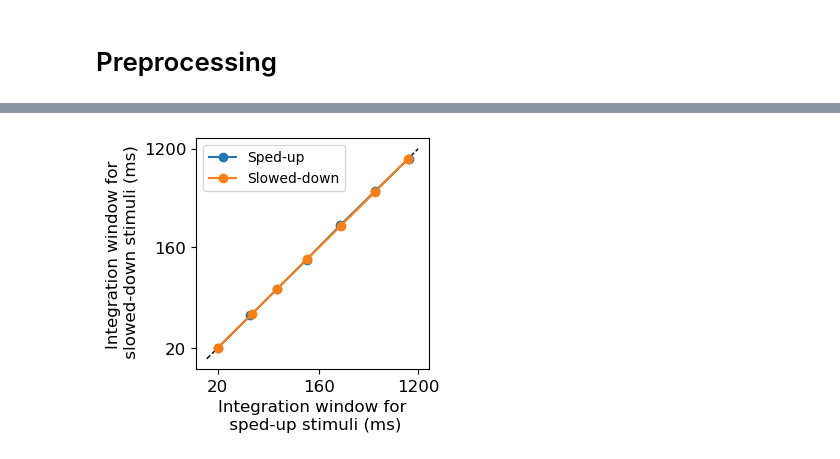
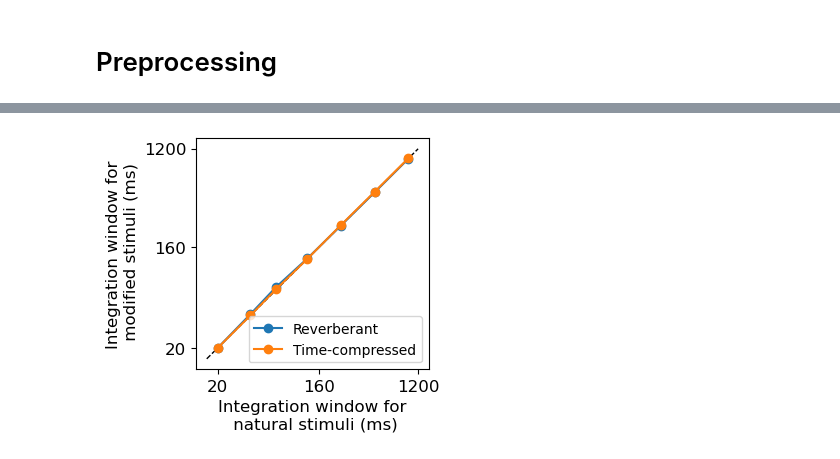
Before and after one commit to naplab/PyTCI, a Jupyter notebook: Examples/Example-Toy.ipynb, the cells around one changed output, grey strips where cells are left out. Saved outputs shown, nothing was run; the diff lists cells and outputs as text; code cells hidden in the pictures.

```diff
--- a/Examples/Example-Toy.ipynb
+++ b/Examples/Example-Toy.ipynb
@@ -5,13 +9,17 @@ import os
 import numpy as np
 import matplotlib.pyplot as plt
 import torch
+
 import PyTCI
 
 device = torch.device("cuda:0" if torch.cuda.is_available() else "cpu")
 
+# Different rates for the filter
+rates = [40, 20, 10, 5, 2.5, 1.25, 0.625]
+
 # Create filters gamma distributions
 weights = []
-for rate in [0.625, 1.25, 2.5, 5, 10, 20, 40]:
+for rate in rates:
     dist = torch.distributions.gamma.Gamma(2, rate)
     dist = torch.tensor([torch.exp(dist.log_prob(i)) for i in np.arange(1e-4, 10, 0.005)])
     weights.append(dist.flip(0) / sum(dist))
@@ -34,3 +42,14 @@ intwin_cdf = [(np.where(c.flip(0) >= 0.10)[0][-1])/1000+0.001 for c in cdf]
 # Create 1000 random 5-second segments with sampling rate of 1000
 sr = 1000
 segments = [torch.randn(5000, 1) for i in range(1000)]
+
+# Plot the gamma distribution filters
+plt.figure(figsize=(6, 4))
+plt.plot(np.arange(500)/1000, weights.squeeze(1).T.flip(0)[:500].cpu(), linewidth=1.5)
+plt.xlabel('Time lag (s)', fontsize=11)
+plt.ylabel('Amplitude', fontsize=11)
+plt.title('Causal filters used as model', fontsize=12)
+plt.xticks([0, 0.1, 0.2, 0.3, 0.4, 0.5], fontsize=11)
+plt.yticks([0, 0.08], fontsize=11)
+plt.legend(rates, loc='upper right', fontsize=11)
+plt.show()
@@ -146,43 +192,45 @@ WARNING: directory "outputs/manual-seq" exists. Rewriting...
 # %%
 # Estimate integration periods for original inputs
-analyzer = PyTCI.Analyzer(out_sr=1000, model=model, threshold=0.95, verbose=False)
+analyzer = PyTCI.Analyzer(out_sr=1000, model=model, threshold=0.95, verbose=0)
 analyzer.set_segments(
     segments, sr=1000
 )
 intwin_norm = analyzer.estimate_integration_window()
 
-# Estimate integration periods for sped-up inputs
-analyzer = PyTCI.Analyzer(out_sr=1000, model=model, threshold=0.95, verbose=False)
+# Estimate integration periods for reverberant inptus
+analyzer = PyTCI.Analyzer(out_sr=1000, model=model, threshold=0.95, verbose=0)
 analyzer.set_segments(
-    segments, sr=1000, preprocess=PyTCI.preprocessing.audio_speed_fx(scale_factor=1.2)
+    segments, sr=1000,
+    preprocess=PyTCI.preprocessing.audio_reverb_fx(reverberance=20, room_scale=70)
+)
+intwin_revb = analyzer.estimate_integration_window()
+
+# Estimate integration periods for time-compressed inputs
+analyzer = PyTCI.Analyzer(out_sr=1000, model=model, threshold=0.95, verbose=0)
+analyzer.set_segments(
+    segments, sr=1000,
+    preprocess=PyTCI.preprocessing.audio_speed_fx(scale_factor=1.25)
 )
 intwin_fast = analyzer.estimate_integration_window()
-
-# Estimate integration periods for slowed-down inputs
-analyzer = PyTCI.Analyzer(out_sr=1000, model=model, threshold=0.95, verbose=False)
-analyzer.set_segments(
-    segments, sr=1000, preprocess=PyTCI.preprocessing.audio_speed_fx(scale_factor=0.8)
-)
-intwin_slow = analyzer.estimate_integration_window()
 
 # Compare results
 plt.figure(figsize=(3, 3))
 plt.plot(np.log([0.016, 1.2]), np.log([0.016, 1.2]), 'k--', linewidth=1)
 plt.plot(
     np.log(intwin_norm),
-    np.log(intwin_fast),
-    '-o', label='Sped-up'
+    np.log(intwin_revb),
+    '-o', label='Reverberant'
 )
 plt.plot(
-    np.log(intwin_slow),
-    np.log(intwin_slow),
-    '-o', label='Slowed-down'
+    np.log(intwin_norm),
+    np.log(intwin_fast),
+    '-o', label='Time-compressed'
 )
 plt.xticks(np.log([0.02, 0.16, 1.2]), [20, 160, 1200], fontsize=12)
 plt.yticks(np.log([0.02, 0.16, 1.2]), [20, 160, 1200], fontsize=12)
-plt.xlabel('Integration window for\n sped-up stimuli (ms)', fontsize=12)
-plt.ylabel('Integration window for\n slowed-down stimuli (ms)', fontsize=12)
+plt.xlabel('Integration window for\n natural stimuli (ms)', fontsize=12)
+plt.ylabel('Integration window for\n modified stimuli (ms)', fontsize=12)
 plt.legend()
 plt.show()
 # %% [output]
-[figure, old version]
+[figure, new version]
```
Also changed, not shown: parts of 13 cells of this notebook, 5 other files.
